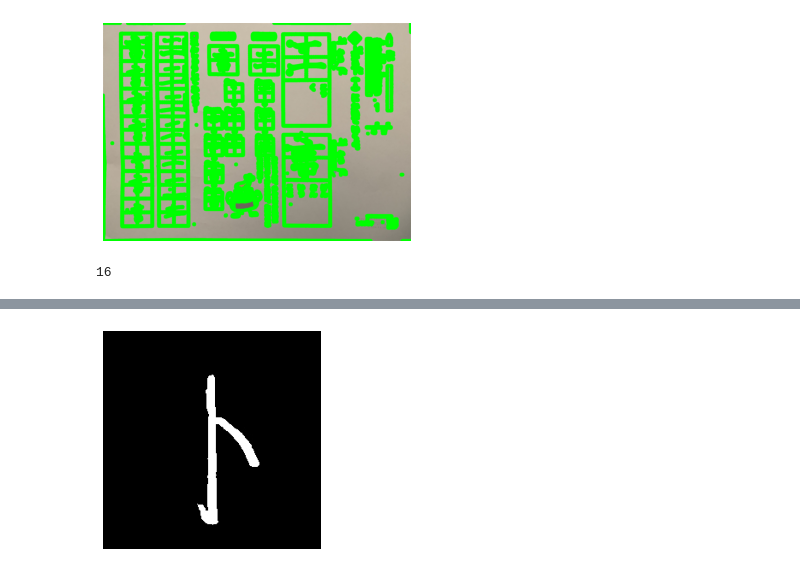
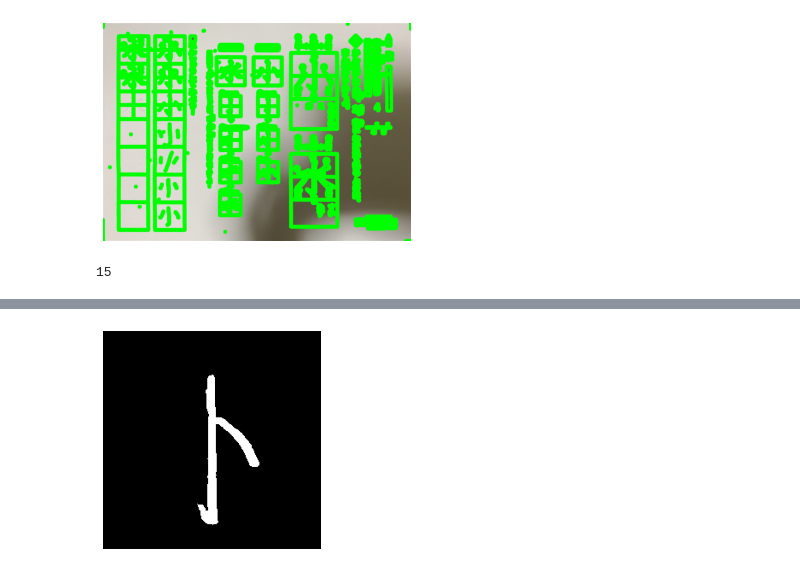
Before and after one commit to teruto725/ai_review_char, a Jupyter notebook: analyse2.ipynb, the cells around one changed output, grey strips where cells are left out. Saved outputs shown, nothing was run; the diff lists cells and outputs as text; code cells hidden in the pictures.

```diff
--- a/analyse2.ipynb
+++ b/analyse2.ipynb
@@ -30,5 +26,6 @@ IndexError: index 2 is out of bounds for axis 0 with size 2
 # %%
+img_paper = cv2.imread('paper.png')#debug用
 paper = Paper(img_paper,"Sho","Mizu")
 # %% [output]
-[figure, old version]
+[figure, new version]
-16
+15
```
Also changed, not shown: parts of 8 cells of this notebook, 7 other files.
